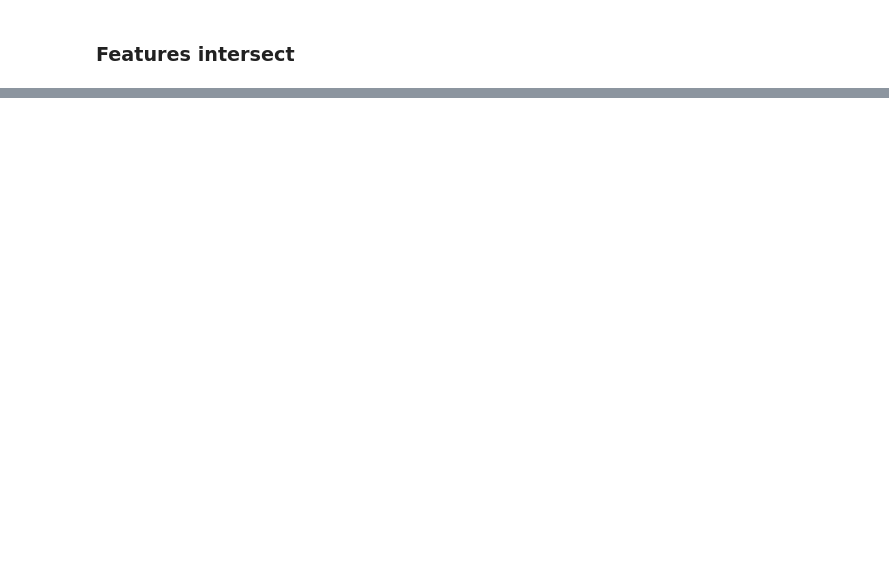
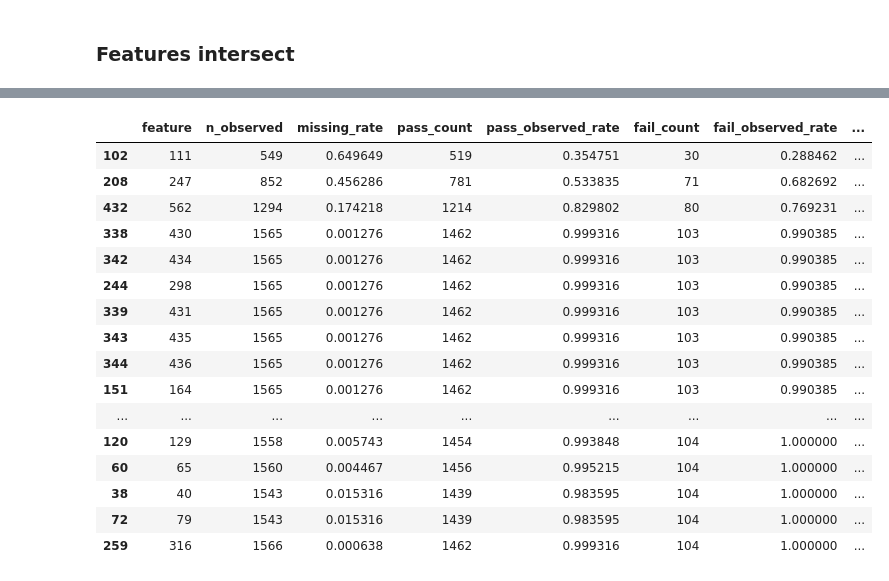
Before and after one commit to DRPproton/semiconductor-projects-tda, a Jupyter notebook: Project-1_SECOM/notebooks/notebook.ipynb, the cells around one changed output, grey strips where cells are left out. Cells and saved outputs as stored; diff of their text form; code cells hidden in the pictures; blank space fills up the shorter version.

```diff
--- a/Project-1_SECOM/notebooks/notebook.ipynb
+++ b/Project-1_SECOM/notebooks/notebook.ipynb
@@ -603,0 +761,45 @@ set(features_are_strongly_skewed) & set(features_with_higher_outliers_rate)
+# %%
+n_pass_total = (df_no_constant_cols["Label"] == -1).sum()
+n_fail_total = (df_no_constant_cols["Label"] == 1).sum()
+
+eda_shortlist_support = (
+    eda_shortlist
+    .assign(
+        pass_observed_rate=lambda d: d["pass_count"] / n_pass_total,
+        fail_observed_rate=lambda d: d["fail_count"] / n_fail_total,
+    )
+    [
+        [
+            "feature",
+            "n_observed",
+            "missing_rate",
+            "pass_count",
+            "pass_observed_rate",
+            "fail_count",
+            "fail_observed_rate",
+            "abs_standardized_mean_difference",
+            "fail_extreme_rate",
+        ]
+    ]
+    .sort_values("fail_observed_rate")
+)
+
+eda_shortlist_support
+# %% [output]
+|  | feature | n_observed | missing_rate | pass_count | pass_observed_rate | fail_count | fail_observed_rate | ... |
+| 102 | 111 | 549 | 0.649649 | 519 | 0.354751 | 30 | 0.288462 | ... |
+| 208 | 247 | 852 | 0.456286 | 781 | 0.533835 | 71 | 0.682692 | ... |
+| 432 | 562 | 1294 | 0.174218 | 1214 | 0.829802 | 80 | 0.769231 | ... |
+| 338 | 430 | 1565 | 0.001276 | 1462 | 0.999316 | 103 | 0.990385 | ... |
+| 342 | 434 | 1565 | 0.001276 | 1462 | 0.999316 | 103 | 0.990385 | ... |
+| 244 | 298 | 1565 | 0.001276 | 1462 | 0.999316 | 103 | 0.990385 | ... |
+| 339 | 431 | 1565 | 0.001276 | 1462 | 0.999316 | 103 | 0.990385 | ... |
+| 343 | 435 | 1565 | 0.001276 | 1462 | 0.999316 | 103 | 0.990385 | ... |
+| 344 | 436 | 1565 | 0.001276 | 1462 | 0.999316 | 103 | 0.990385 | ... |
+| 151 | 164 | 1565 | 0.001276 | 1462 | 0.999316 | 103 | 0.990385 | ... |
+| ... | ... | ... | ... | ... | ... | ... | ... | ... |
+| 120 | 129 | 1558 | 0.005743 | 1454 | 0.993848 | 104 | 1.000000 | ... |
+| 60 | 65 | 1560 | 0.004467 | 1456 | 0.995215 | 104 | 1.000000 | ... |
+| 38 | 40 | 1543 | 0.015316 | 1439 | 0.983595 | 104 | 1.000000 | ... |
+| 72 | 79 | 1543 | 0.015316 | 1439 | 0.983595 | 104 | 1.000000 | ... |
+| 259 | 316 | 1566 | 0.000638 | 1462 | 0.999316 | 104 | 1.000000 | ... |
```
Also changed, not shown: parts of 54 cells of this notebook, 3 other files.
